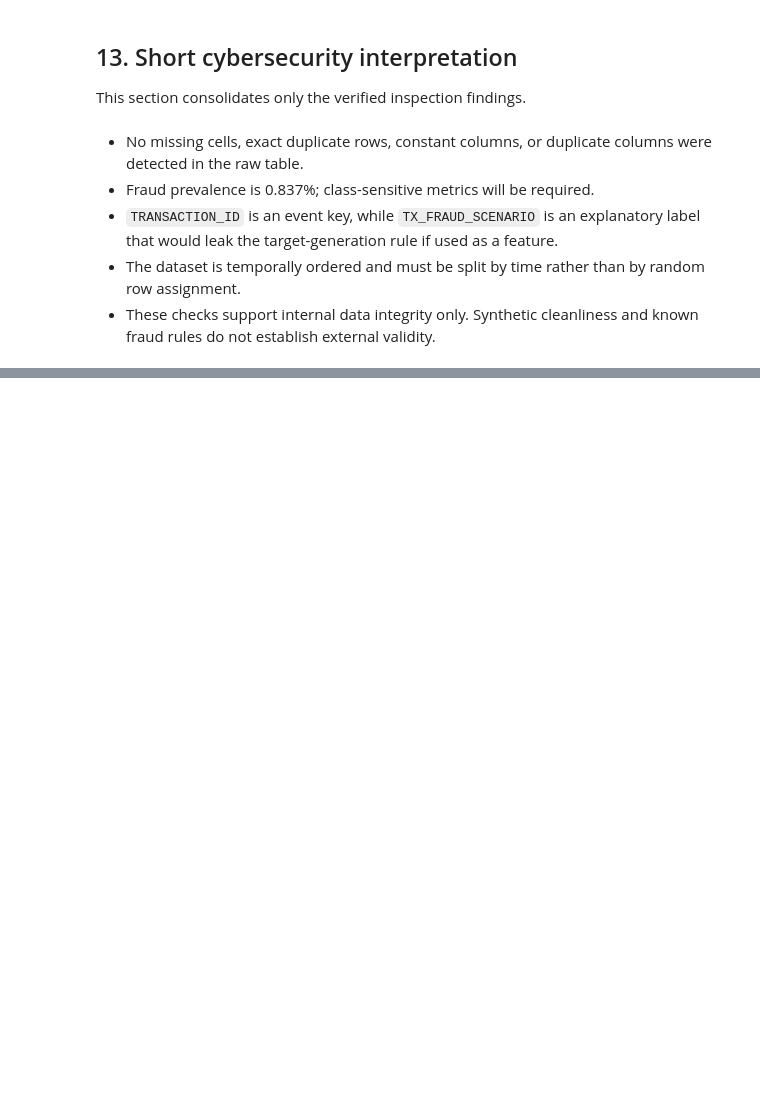
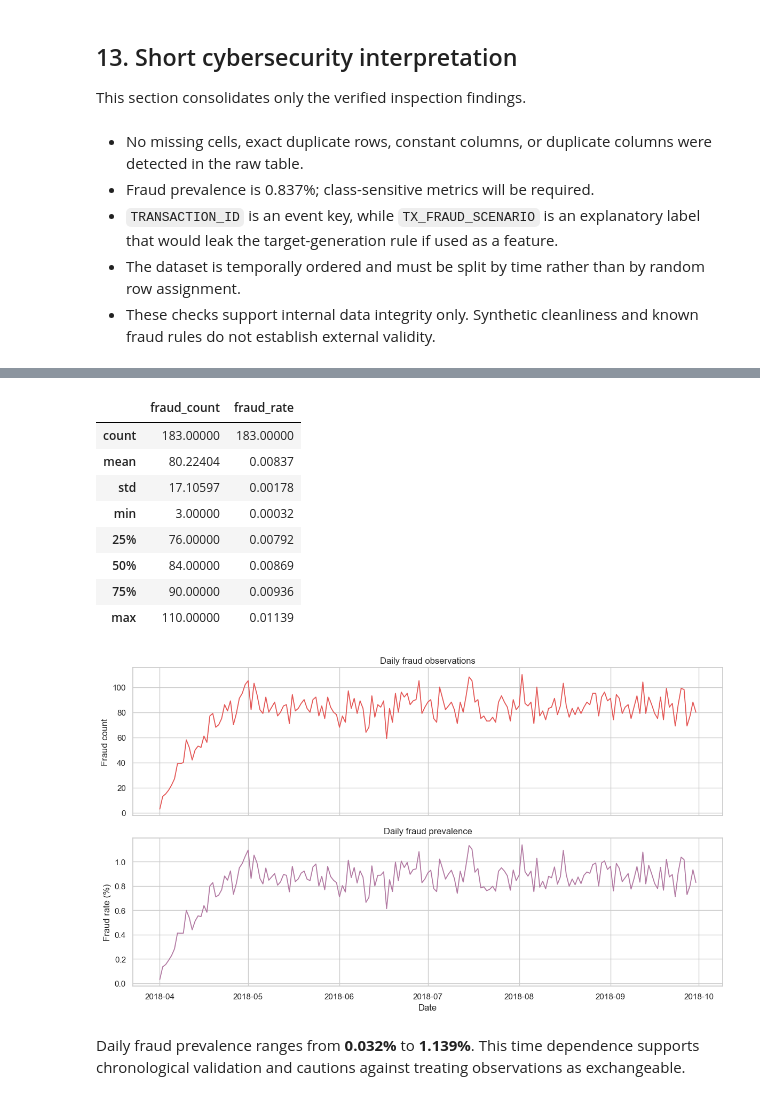
Before and after one commit to PolarScorpion/data-science-in-cyber, a Jupyter notebook: notebooks/main_analysis.ipynb, the cells around one changed output, grey strips where cells are left out. Saved outputs shown, nothing was run; the diff lists cells and outputs as text; code cells hidden in the pictures; blank space fills up the shorter version.

```diff
--- a/notebooks/main_analysis.ipynb
+++ b/notebooks/main_analysis.ipynb
@@ -389,0 +566,27 @@ display(
+# %%
+display(daily_summary[['fraud_count', 'fraud_rate']].describe().round(5))
+figure, axes = plt.subplots(2, 1, figsize=(12, 7), sharex=True)
+axes[0].plot(daily_summary.index, daily_summary['fraud_count'], color=fraud_palette[1], linewidth=1.3)
+axes[0].set(title='Daily fraud observations', ylabel='Fraud count')
+axes[1].plot(daily_summary.index, daily_summary['fraud_rate'] * 100, color='#B279A2', linewidth=1.3)
+axes[1].set(title='Daily fraud prevalence', xlabel='Date', ylabel='Fraud rate (%)')
+figure.tight_layout()
+_ = save_figure(figure, figures_dir / 'fraud_prevalence_over_time.png')
+plt.show()
+display(Markdown(
+    f'Daily fraud prevalence ranges from **{daily_summary["fraud_rate"].min():.3%}** to '
+    f'**{daily_summary["fraud_rate"].max():.3%}**. This time dependence supports chronological '
+    'validation and cautions against treating observations as exchangeable.'
+))
+# %% [output]
+|  | fraud_count | fraud_rate |
+| count | 183.00000 | 183.00000 |
+| mean | 80.22404 | 0.00837 |
+| std | 17.10597 | 0.00178 |
+| min | 3.00000 | 0.00032 |
+| 25% | 76.00000 | 0.00792 |
+| 50% | 84.00000 | 0.00869 |
+| 75% | 90.00000 | 0.00936 |
+| max | 110.00000 | 0.01139 |
+[figure, added]
+Daily fraud prevalence ranges from **0.032%** to **1.139%**. This time dependence supports chronological validation and cautions against treating observations as exchangeable.
```
Also changed, not shown: parts of 26 cells of this notebook, 11 other files.
